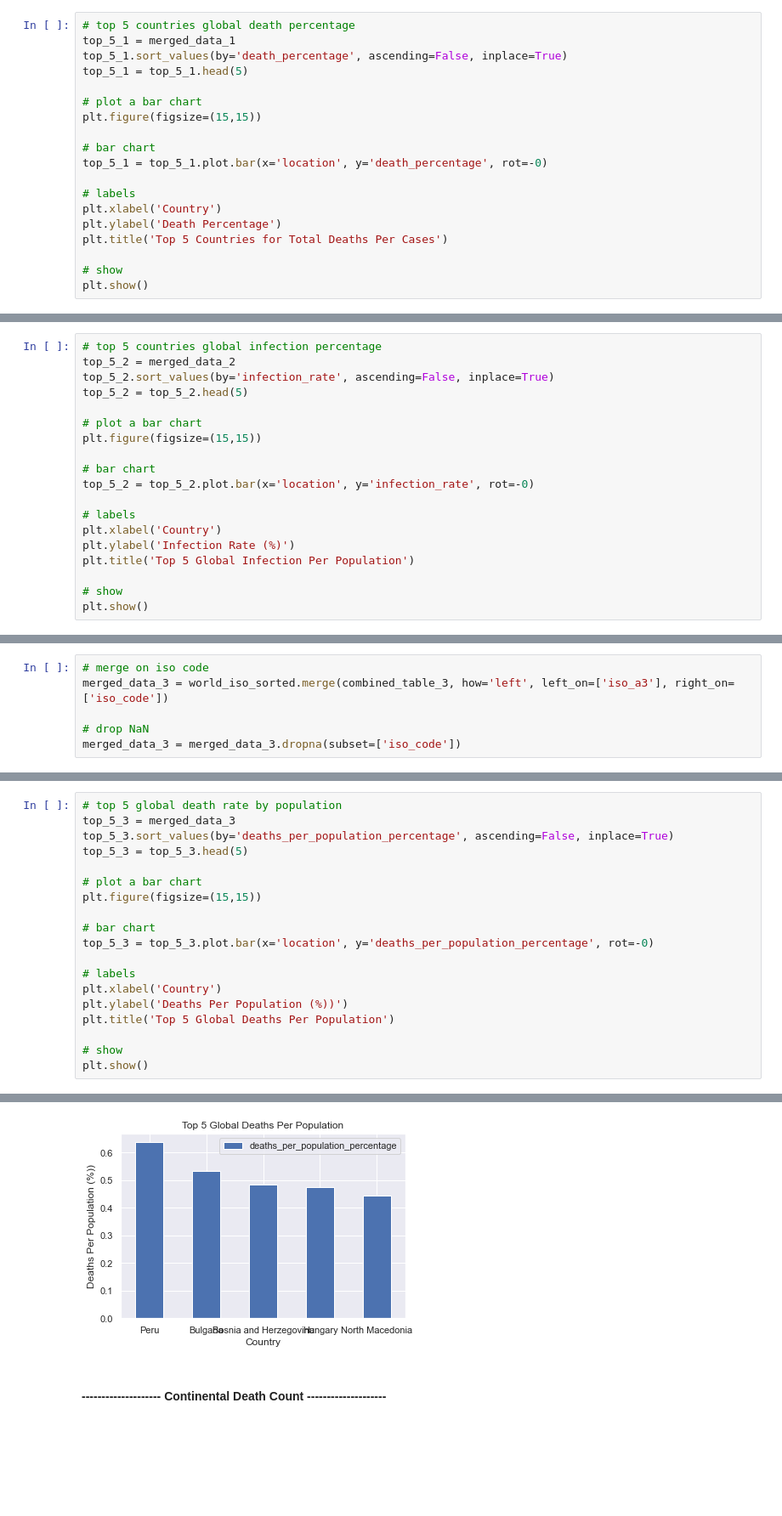
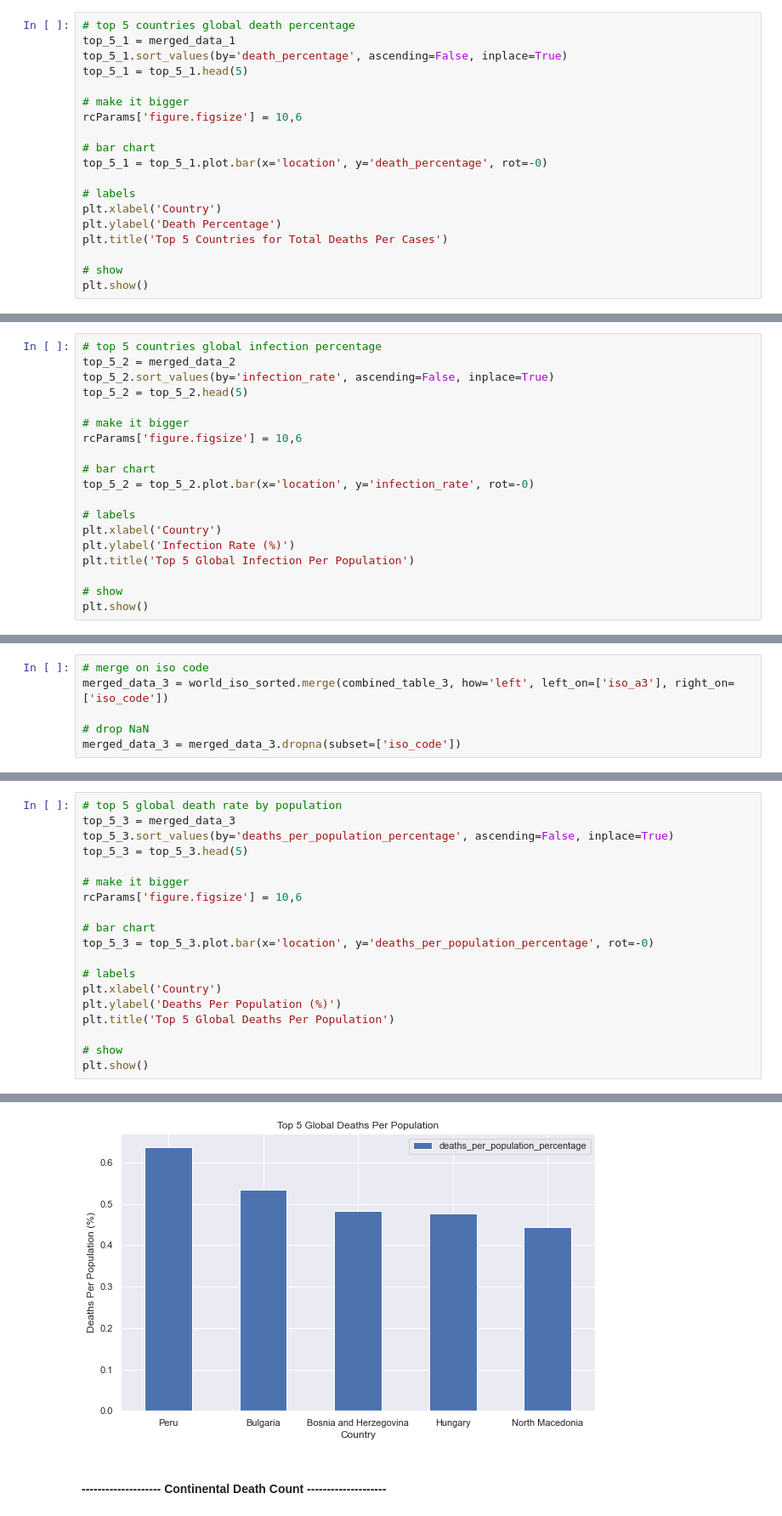
Before and after one commit to aaAbdulkadir/Full_Covid_Project_Analysis, a Jupyter notebook: CovidAutomationProject.ipynb, the cells around one changed output, grey strips where cells are left out. Shown at 85% size. Cells and saved outputs as stored; diff of their text form; blank space fills up the shorter version.

```diff
--- a/CovidAutomationProject.ipynb
+++ b/CovidAutomationProject.ipynb
@@ -405,8 +407,8 @@ top_5_1 = merged_data_1
 top_5_1.sort_values(by='death_percentage', ascending=False, inplace=True)
 top_5_1 = top_5_1.head(5)
 
-# plot a bar chart
-plt.figure(figsize=(15,15))
+# make it bigger
+rcParams['figure.figsize'] = 10,6
 
 # bar chart
 top_5_1 = top_5_1.plot.bar(x='location', y='death_percentage', rot=-0)
@@ -485,8 +486,8 @@ top_5_2 = merged_data_2
 top_5_2.sort_values(by='infection_rate', ascending=False, inplace=True)
 top_5_2 = top_5_2.head(5)
 
-# plot a bar chart
-plt.figure(figsize=(15,15))
+# make it bigger
+rcParams['figure.figsize'] = 10,6
 
 # bar chart
 top_5_2 = top_5_2.plot.bar(x='location', y='infection_rate', rot=-0)
@@ -566,15 +566,15 @@ top_5_3 = merged_data_3
 top_5_3.sort_values(by='deaths_per_population_percentage', ascending=False, inplace=True)
 top_5_3 = top_5_3.head(5)
 
-# plot a bar chart
-plt.figure(figsize=(15,15))
+# make it bigger
+rcParams['figure.figsize'] = 10,6
 
 # bar chart
 top_5_3 = top_5_3.plot.bar(x='location', y='deaths_per_population_percentage', rot=-0)
 
 # labels
 plt.xlabel('Country')
-plt.ylabel('Deaths Per Population (%))')
+plt.ylabel('Deaths Per Population (%)')
 plt.title('Top 5 Global Deaths Per Population')
 
 # show
@@ -584,4 +583,4 @@ plt.show()
-[figure, old version]
+[figure, new version]
 # %% [markdown]
 #### -------------------- Continental Death Count --------------------
 # %%
```
Also changed, not shown: parts of 14 cells of this notebook.
